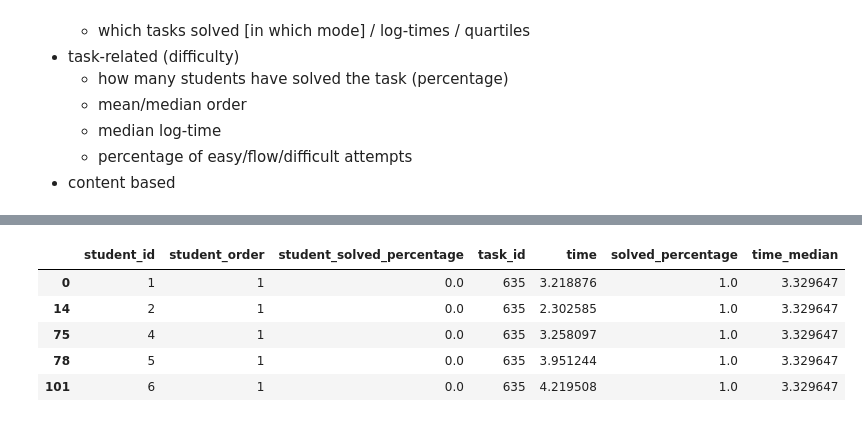
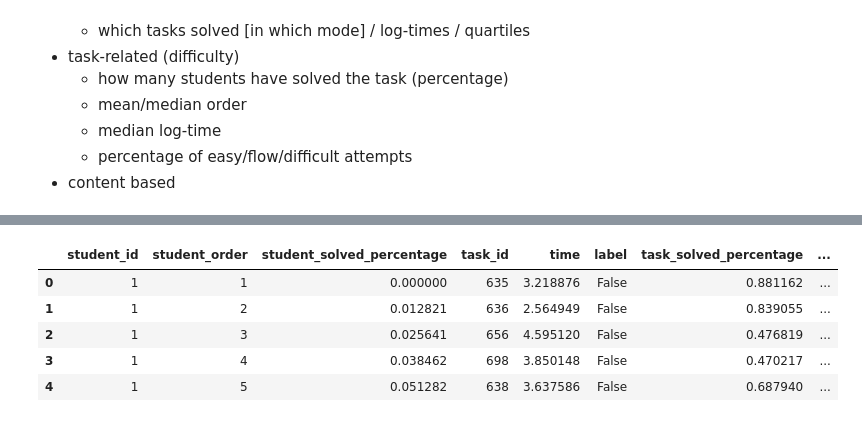
Before and after one commit to adaptive-learning/flocs-analyses, a Jupyter notebook: difficulty_classification/Difficulty Classification.ipynb, the cells around one changed output, grey strips where cells are left out. Saved outputs shown, nothing was run; the diff lists cells and outputs as text; code cells hidden in the pictures.

```diff
--- a/difficulty_classification/Difficulty Classification.ipynb
+++ b/difficulty_classification/Difficulty Classification.ipynb
@@ -39,9 +40,13 @@ ordering.head()
 | U6 | 1.0 | 2.0 | 3.0 | 7.0 | NaN | 8.0 | NaN | NaN | NaN | NaN | ... | ... |
 5 rows × 78 columns
 # %%
-times = pd.read_csv('../data/robotanik/user_time.csv').set_index('Login')
+times = pd.read_csv('../data/robotanik/user_time.csv', index_col='Login')
 # Make task IDs integers (from string labels).
 times.columns = map(int, times.columns)
+# Infere "true labels" (too difficult case)
+TOO_DIFFICULT_THRESHOLD_MINUTES = 10
+labels = times > 60 * TOO_DIFFICULT_THRESHOLD_MINUTES
+#labels.head()
 # We will work with log times; TODO: explain why
 times = times.applymap(np.log)
 times.head()
@@ -105,6 +92,0 @@ train_order
-# %%
-task_features = pd.DataFrame({
-  'time_median': train_times.median(),
-  'solved_percentage': train_times.count() / len(train_times)
-})
-task_features.head()
@@ -118,19 +101,21 @@ task_features.head()
 # %%
 # create a dataframe of events (student-task interactions)
-task_count = train_order.shape[1]
+task_count = times.shape[1]
 data = []
-for user_id in train_order.index:
-    order = train_order.loc[user_id].dropna().sort_values()
+for user_id in ordering.index:
+    order = ordering.loc[user_id].dropna().sort_values()
     for task_id, student_order in order.items():
         event = OrderedDict(
             student_id=int(user_id[2:]),
             student_order=int(student_order),
             student_solved_percentage=(student_order-1)/task_count,
             task_id=int(task_id),
-            time=train_times.loc[user_id, task_id])
+            time=times.loc[user_id, task_id],
+            label=labels.loc[user_id, task_id])
         data.append(event)
 
 
 events = pd.DataFrame(data)
+print(events.shape)
 events.head()
 # %% [output]
@@ -142,0 +129,6 @@ events.head()
+# %%
+# train-test split (todo: cross validation)
+# user-stratified
+events_train = events[events.student_id < 15000]
+events_test = events[events.student_id >= 15000]
+print(len(events_train), len(events_test))
@@ -143,13 +158,18 @@ events.head()
 # %%
 # join events with task features
-# TODO: reset index
-# TODO: sort by (student_id, student_order)
-events = pd.merge(events, task_features, left_on='task_id', right_index=True)
-events.head()
+def join_task_features(events):
+    events = pd.merge(events, task_features, left_on='task_id', right_index=True)
+    events.sort_values(by=['student_id', 'student_order'], inplace=True)
+    return events
+
+events_train = join_task_features(events_train)
+events_test = join_task_features(events_test)
+
+events_train.head()
 # %% [output]
-|  | student_id | student_order | student_solved_percentage | task_id | time | solved_percentage | time_median |
-| 0 | 1 | 1 | 0.0 | 635 | 3.218876 | 1.0 | 3.329647 |
-| 14 | 2 | 1 | 0.0 | 635 | 2.302585 | 1.0 | 3.329647 |
-| 75 | 4 | 1 | 0.0 | 635 | 3.258097 | 1.0 | 3.329647 |
-| 78 | 5 | 1 | 0.0 | 635 | 3.951244 | 1.0 | 3.329647 |
-| 101 | 6 | 1 | 0.0 | 635 | 4.219508 | 1.0 | 3.329647 |
+|  | student_id | student_order | student_solved_percentage | task_id | time | label | task_solved_percentage | ... |
+| 0 | 1 | 1 | 0.000000 | 635 | 3.218876 | False | 0.881162 | ... |
+| 1 | 1 | 2 | 0.012821 | 636 | 2.564949 | False | 0.839055 | ... |
+| 2 | 1 | 3 | 0.025641 | 656 | 4.595120 | False | 0.476819 | ... |
+| 3 | 1 | 4 | 0.038462 | 698 | 3.850148 | False | 0.470217 | ... |
+| 4 | 1 | 5 | 0.051282 | 638 | 3.637586 | False | 0.687940 | ... |
```
Also changed, not shown: parts of 18 cells of this notebook.
